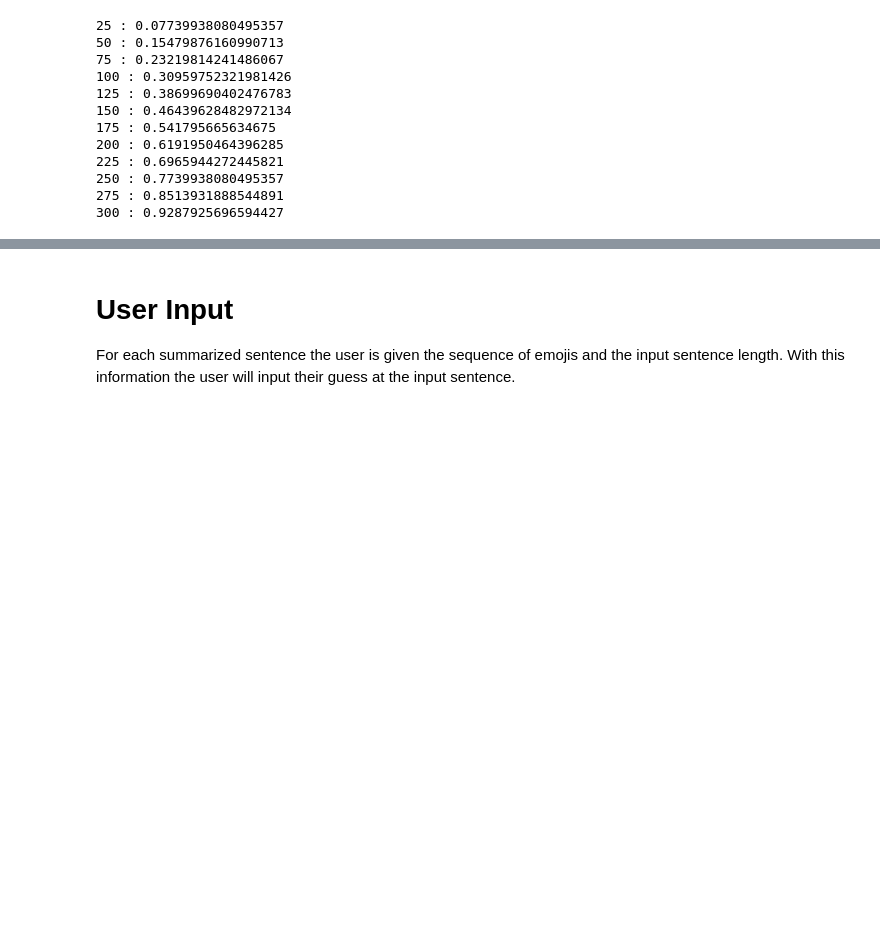
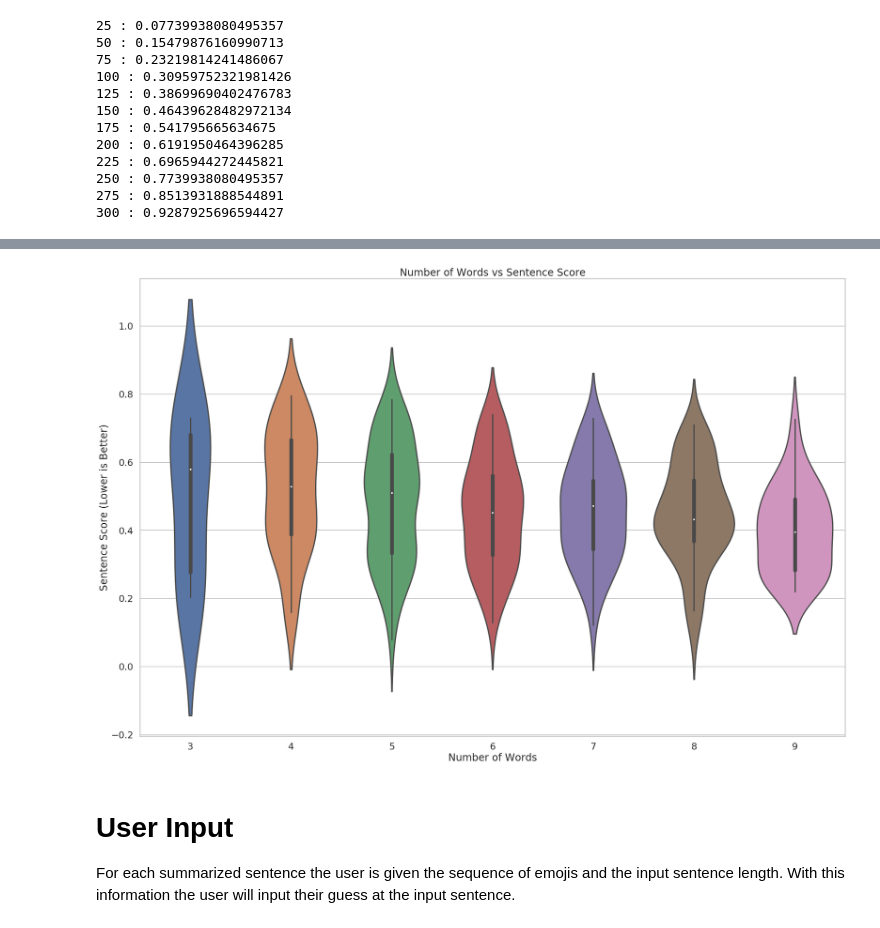
Before and after one commit to AlexanderDavid/SentenceToEmojiTranslation, a Jupyter notebook: JupyterNotebooks/TestPlan.ipynb, the cells around one changed output, grey strips where cells are left out. Saved outputs shown, nothing was run; the diff lists cells and outputs as text; code cells hidden in the pictures; blank space fills up the shorter version.

```diff
--- a/JupyterNotebooks/TestPlan.ipynb
+++ b/JupyterNotebooks/TestPlan.ipynb
@@ -117,3 +140,13 @@ Emoji Sequence, Target Length, Your Guess
+# %%
+ax = sns.violinplot(x="Sentence Length", y="Summary Scores", data=summary_data, whis=np.inf)
+# ax = sns.stripplot(x="Sentence Length", y="Summary Scores", data=summary_data, size=15, jitter=True, color="0.3")
+font_size = 50
+plt.ylabel('Sentence Score (Lower is Better)')
+plt.xlabel('Number of Words')
+plt.title("Number of Words vs Sentence Score")
+plt.savefig("./plots/NumberOfWordsVsSentenceScore.png")
+# %% [output]
+[figure, added]
 # %% [markdown]
 # User Input
 For each summarized sentence the user is given the sequence of emojis and the input sentence length. With this information the user will input their guess at the input sentence.
```
Also changed, not shown: parts of 3 cells of this notebook, 1 other file.
